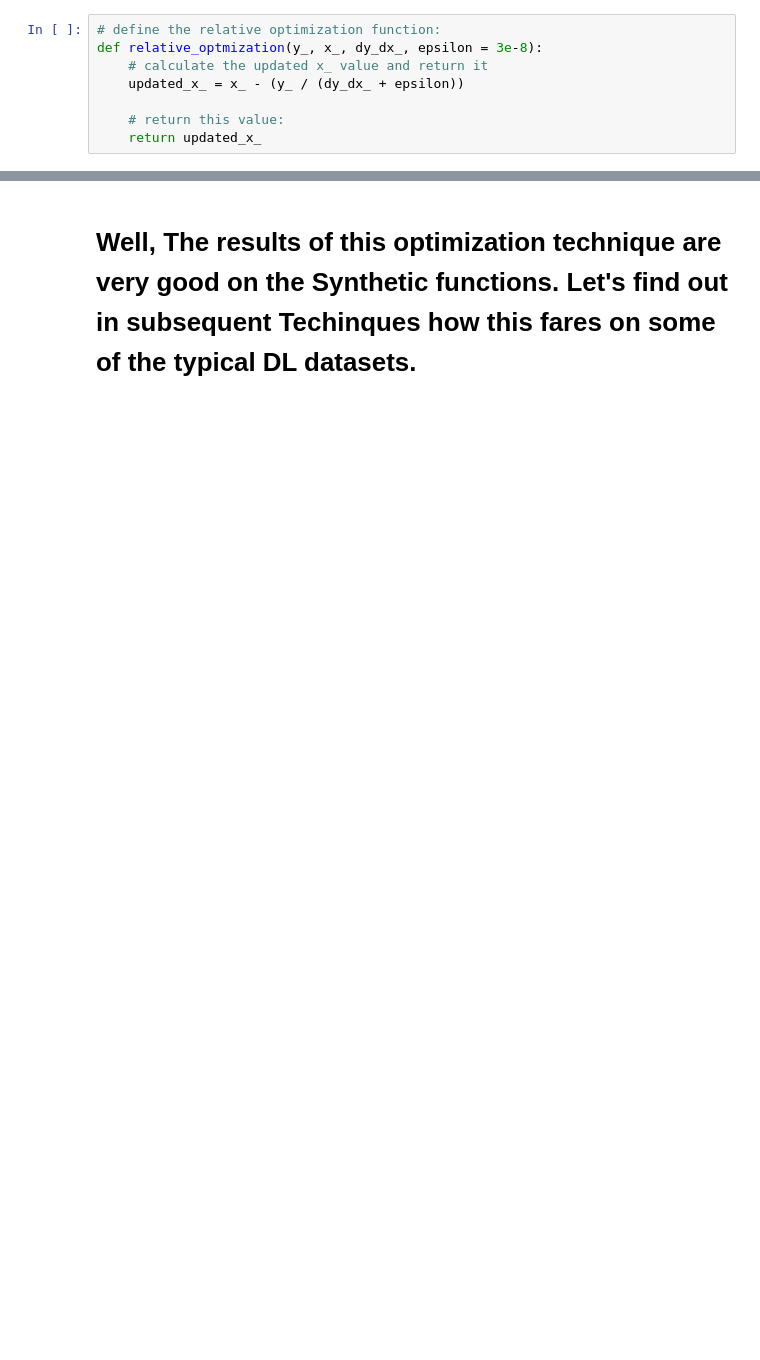
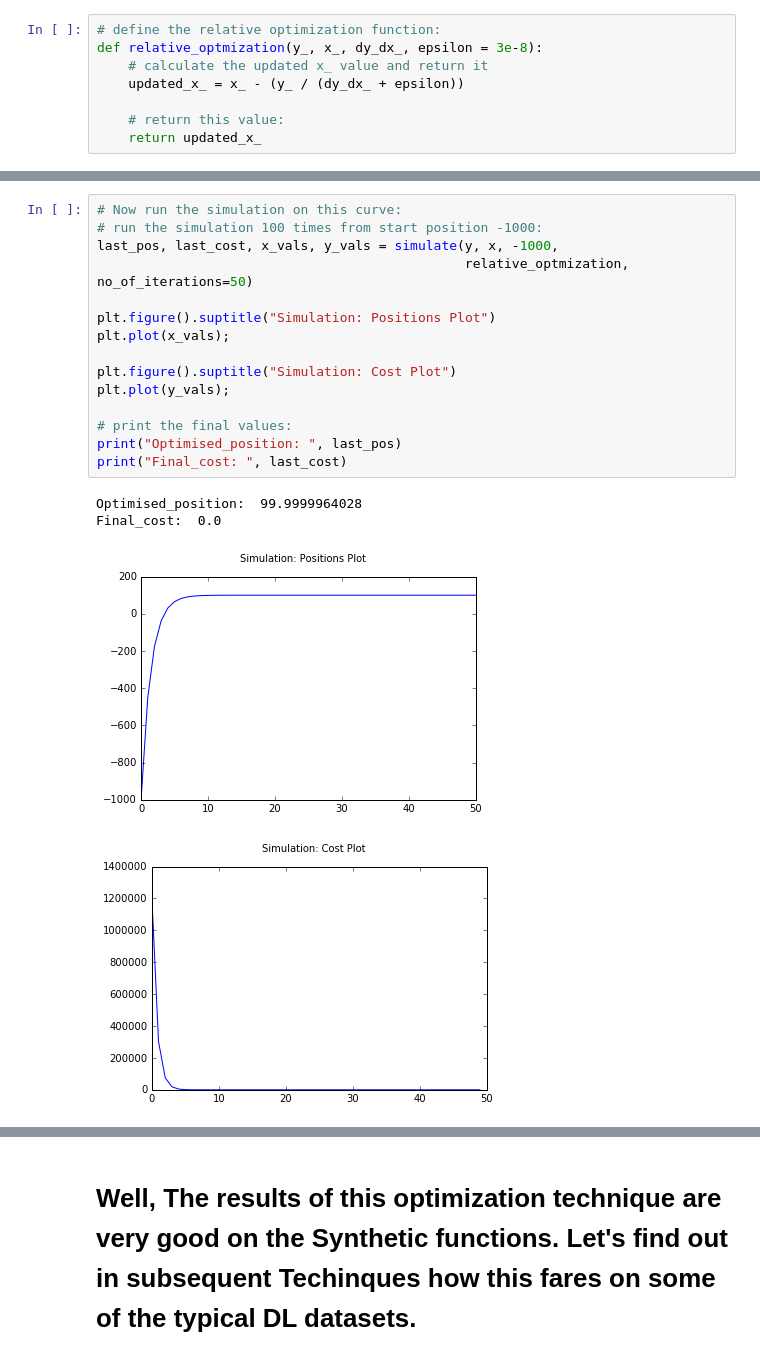
Before and after one commit to akanimax/my-deity, a Jupyter notebook: Scripts/IDEA_2/RANIK optimizer 2.0.ipynb, the cells around one changed output, grey strips where cells are left out. Cells and saved outputs as stored; diff of their text form; blank space fills up the shorter version.

```diff
--- a/Scripts/IDEA_2/RANIK optimizer 2.0.ipynb
+++ b/Scripts/IDEA_2/RANIK optimizer 2.0.ipynb
@@ -109,0 +160,20 @@ Final_cost:  6.79293e-18
+# %%
+# Now run the simulation on this curve:
+# run the simulation 100 times from start position -1000:
+last_pos, last_cost, x_vals, y_vals = simulate(y, x, -1000,
+                                               relative_optmization, no_of_iterations=50)
+
+plt.figure().suptitle("Simulation: Positions Plot")
+plt.plot(x_vals);
+
+plt.figure().suptitle("Simulation: Cost Plot")
+plt.plot(y_vals);
+
+# print the final values:
+print("Optimised_position: ", last_pos)
+print("Final_cost: ", last_cost)
+# %% [output]
+Optimised_position:  99.9999964028
+Final_cost:  0.0
+[figure, added]
+[figure, added]
```
Also changed, not shown: parts of 22 cells of this notebook, 2 other files.
